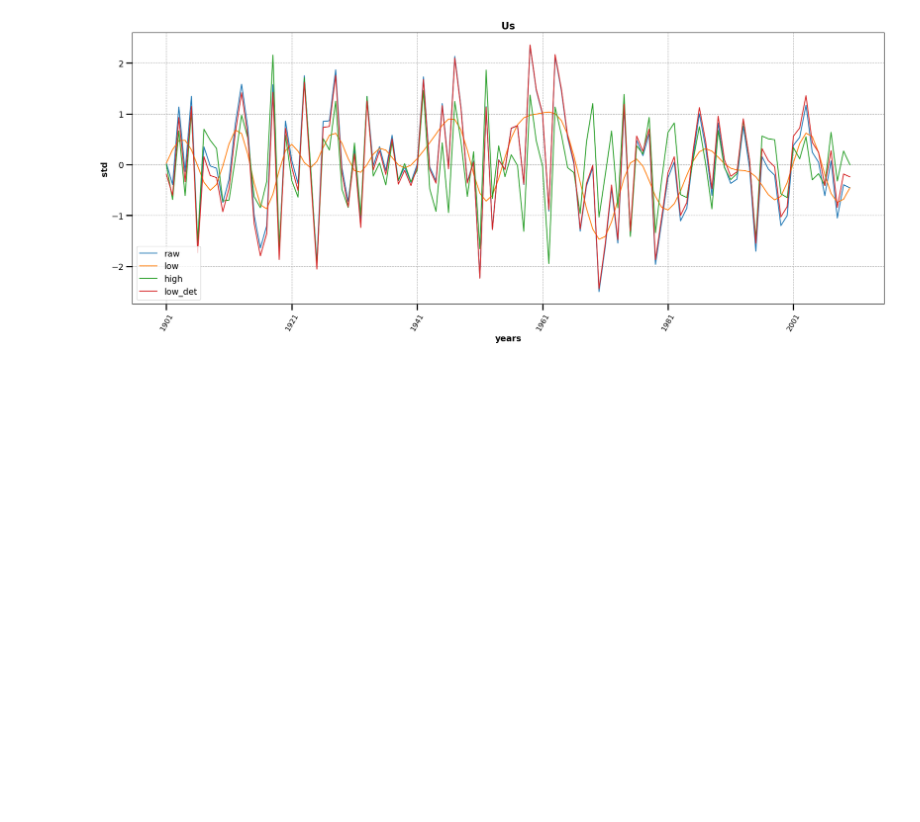
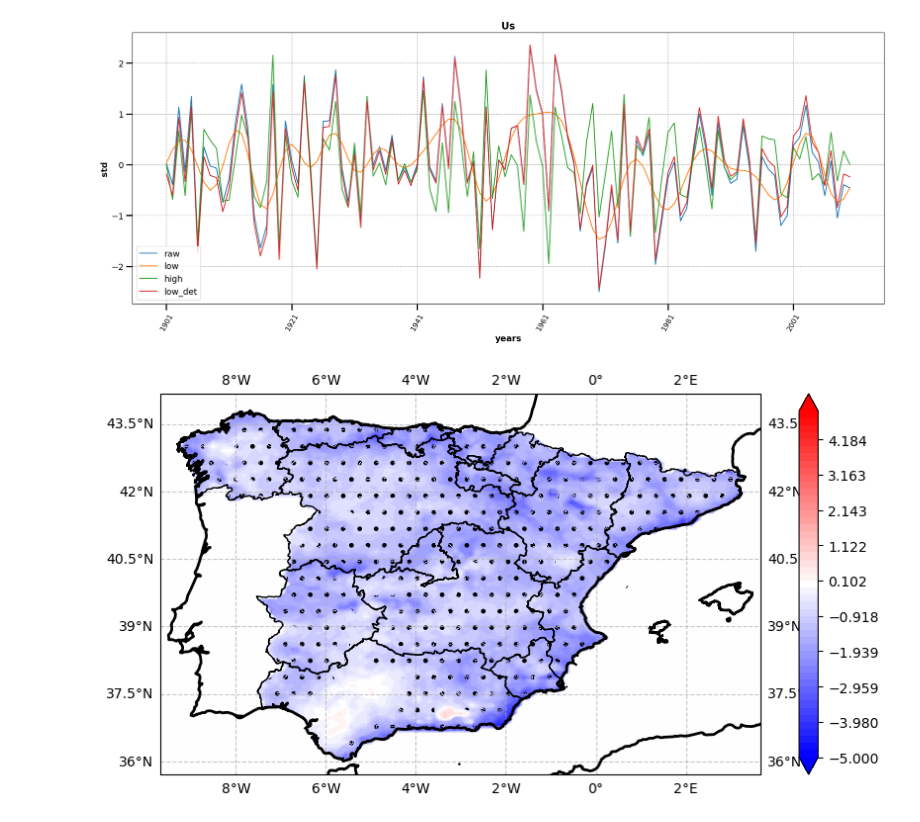
Before and after one commit to nagoremeabe/practica_3, a Jupyter notebook: parte_4_slp.ipynb, the cells around one changed output. Cells and saved outputs as stored; diff of their text form; code cells hidden in the pictures; blank space fills up the shorter version.

```diff
--- a/parte_4_slp.ipynb
+++ b/parte_4_slp.ipynb
@@ -102,6 +107,9 @@ def dibujo_1_mapa_cartopy(A,lon,lat, levs, cmap1, l1):
 # el caso de un mapa A de regresion y un mapa B de correlacion significativa, del que solo te interesa
 # las regiones donde es significativa la señal
 def dibujo_2_mapas_cartopy_hatches(A,B,lon,lat, levs, cmap1, l1, t1):
+    # esto lo hago para añadir los límites de las comunidades
+    fname = 'data/mapas/gadm41_ESP_1.shp'
+    adm1_shapes = list(shpreader.Reader(fname).geometries())
 
     ax = fig.add_subplot(1, 1, 1, projection=ccrs.PlateCarree(0))
 
@@ -109,13 +117,18 @@ def dibujo_2_mapas_cartopy_hatches(A,B,lon,lat, levs, cmap1, l1, t1):
                      extend='both',cmap=cmap1,levels=levs,transform = ccrs.PlateCarree())
 
     ax.coastlines(linewidth=2);
-    fig.colorbar(im,ax=ax,label = l1) #Para la barra de colores
+    fig.colorbar(im, ax=ax, label = l1) #Para la barra de colores
     im = ax.contourf(lon,lat,B.reshape(len(lat),len(lon))
                  ,extend='both'
                  ,hatches='.',cmap=cmap1,alfa=0,levels=levs,transform = ccrs.PlateCarree())
+
     #el uso de alfa=0 lo que hace es que solo salgan los puntos y no salgan los colors porque los pones totalmente transparentes
     # si el mapa significativo abarca una región menor suele cortarlo
     # para ello añadimos estos límites
+
+    ax.gridlines(draw_labels = True,linestyle='--',alpha=0.7,zorder=1) # añadimos ejes
+    ax.add_geometries(adm1_shapes, ccrs.PlateCarree(), # cuidado con los sistemas de coordenadas, esto esta definido solo para este sistema
+                  edgecolor='black', facecolor='None', alpha=1)
     ax.set_ylim(lat[-1], lat[0])
     ax.set_xlim(lon[0], lon[-1])
 # %%
@@ -455,3 +468,11 @@ ax=fig.add_subplot(1, 1, 1)
 dibujo_timeserie_confiltro(ax,yrs,Us[1,:],low,Usd,high,'years','std','Us')
 # %% [output]
 [figure]
+# %%
+modo = 0
+# %%
+fig = plt.figure(figsize=(10,5))
+dibujo_2_mapas_cartopy_hatches(SUZ[:,modo],SUZ_sig[:,modo],lon_z,lat_z,np.linspace(-5,5,50),'bwr', '','')
+# suz, suz_sig
+# %% [output]
+[figure, added]
```
Also changed, not shown: parts of 26 cells of this notebook, 3 other files.
